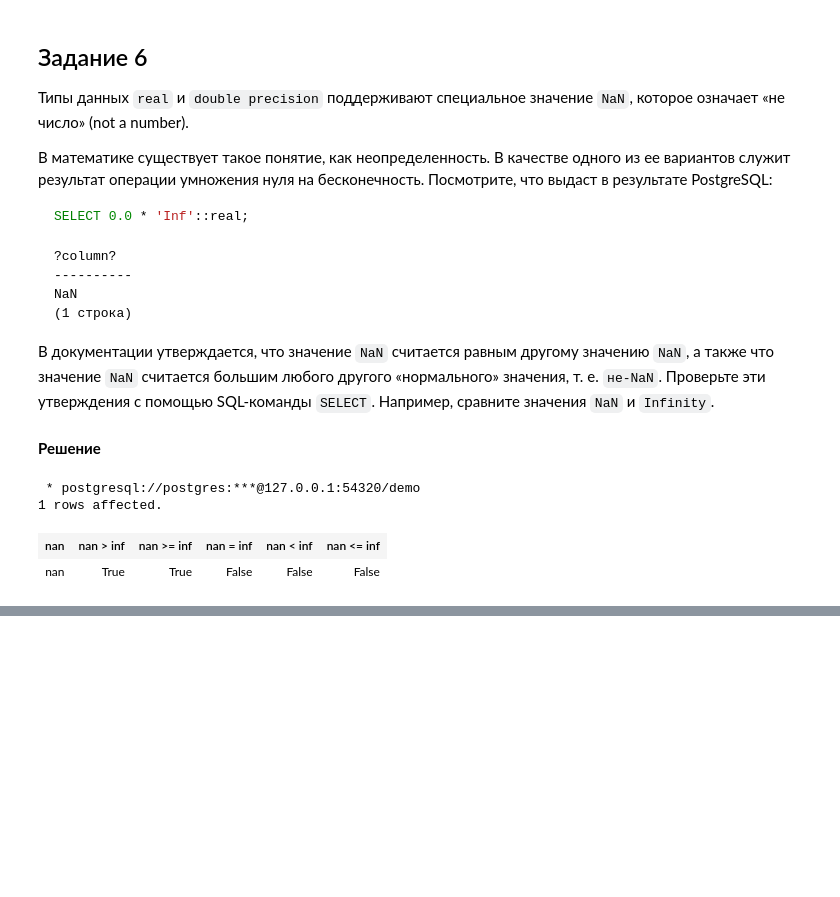
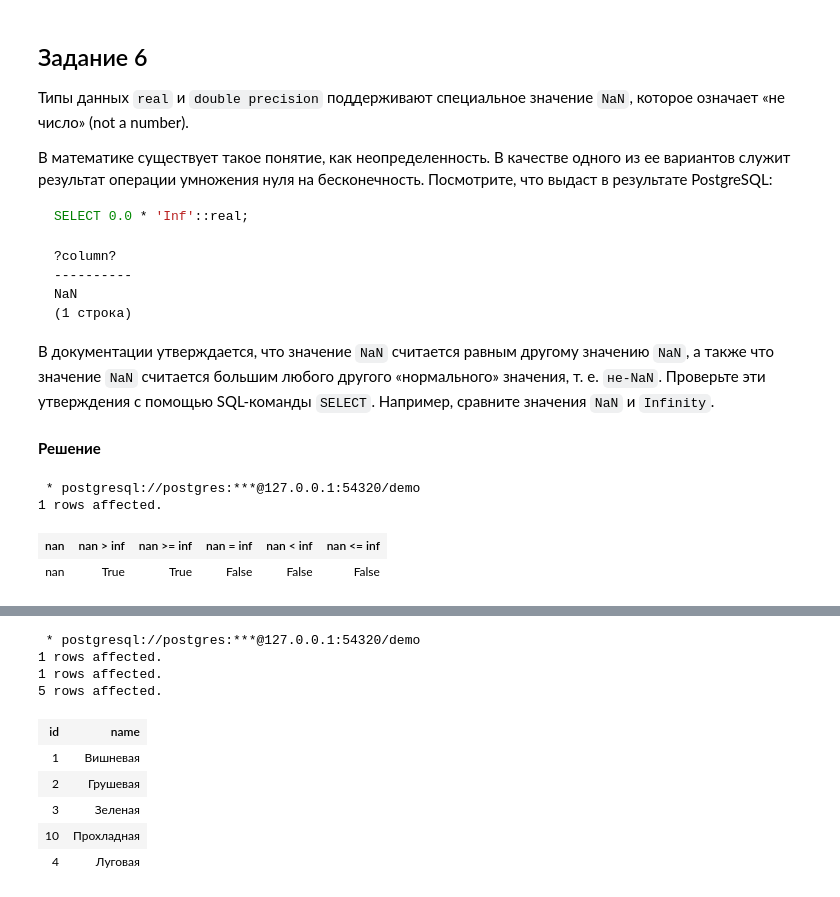
Before and after one commit to vowatchka/postgres_basic, a Jupyter notebook: practices/4_postgres_datatypes/sql.ipynb, the cells around one changed output, grey strips where cells are left out. Saved outputs shown, nothing was run; the diff lists cells and outputs as text; code cells hidden in the pictures; blank space fills up the shorter version.

```diff
--- a/practices/4_postgres_datatypes/sql.ipynb
+++ b/practices/4_postgres_datatypes/sql.ipynb
@@ -300,0 +345,20 @@ SELECT
+# %%
+%%sql
+-- Вставка явного значения столбца `id`
+INSERT INTO test_serial (id, name) VALUES (10, 'Прохладная');
+
+-- Вставка неявного значения столбца `id`
+INSERT INTO test_serial (name) VALUES ('Луговая');
+
+SELECT * FROM test_serial;
+# %% [output]
+ * postgresql://postgres:***@127.0.0.1:54320/demo
+1 rows affected.
+1 rows affected.
+5 rows affected.
+| id | name |
+| 1 | Вишневая |
+| 2 | Грушевая |
+| 3 | Зеленая |
+| 10 | Прохладная |
+| 4 | Луговая |
```
Also changed, not shown: parts of 17 cells of this notebook.
